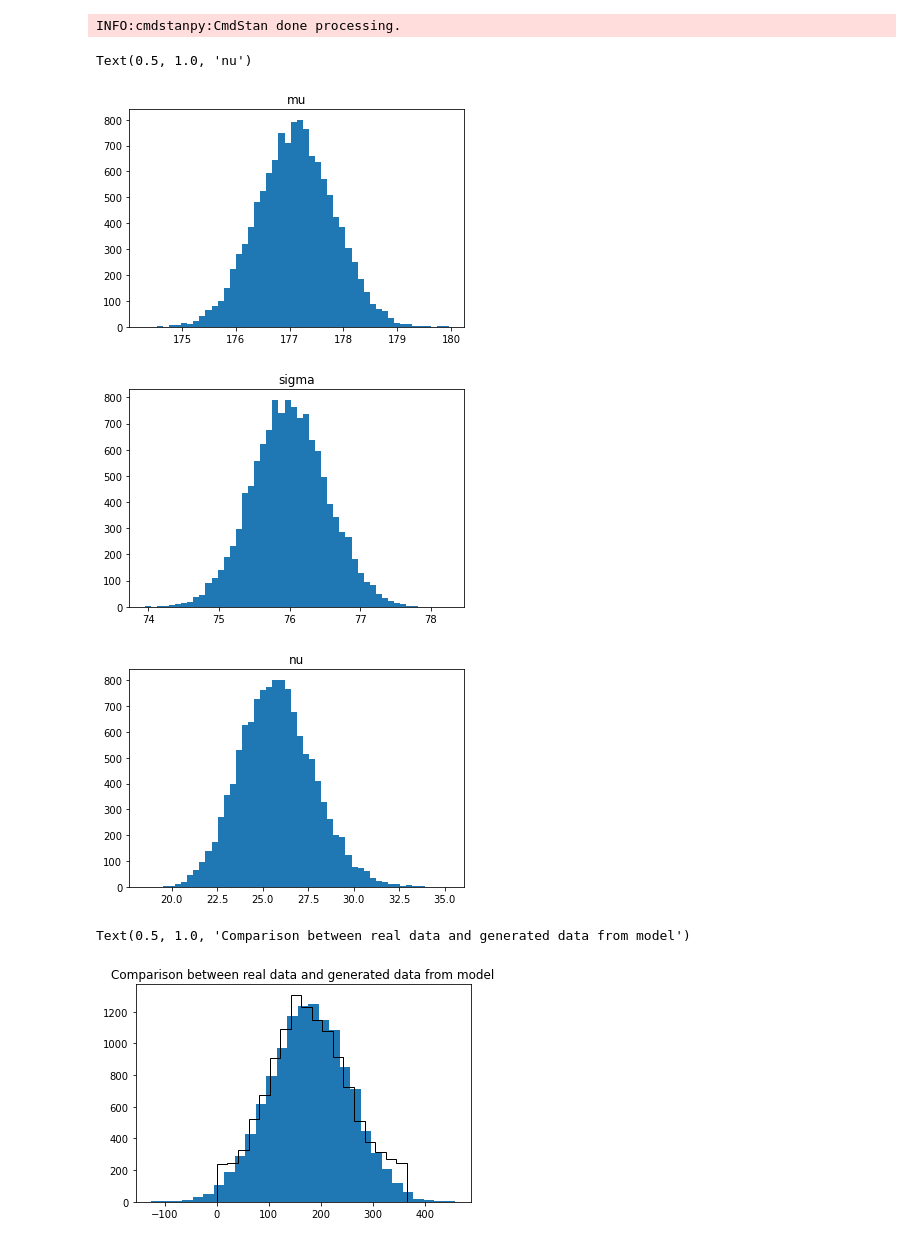
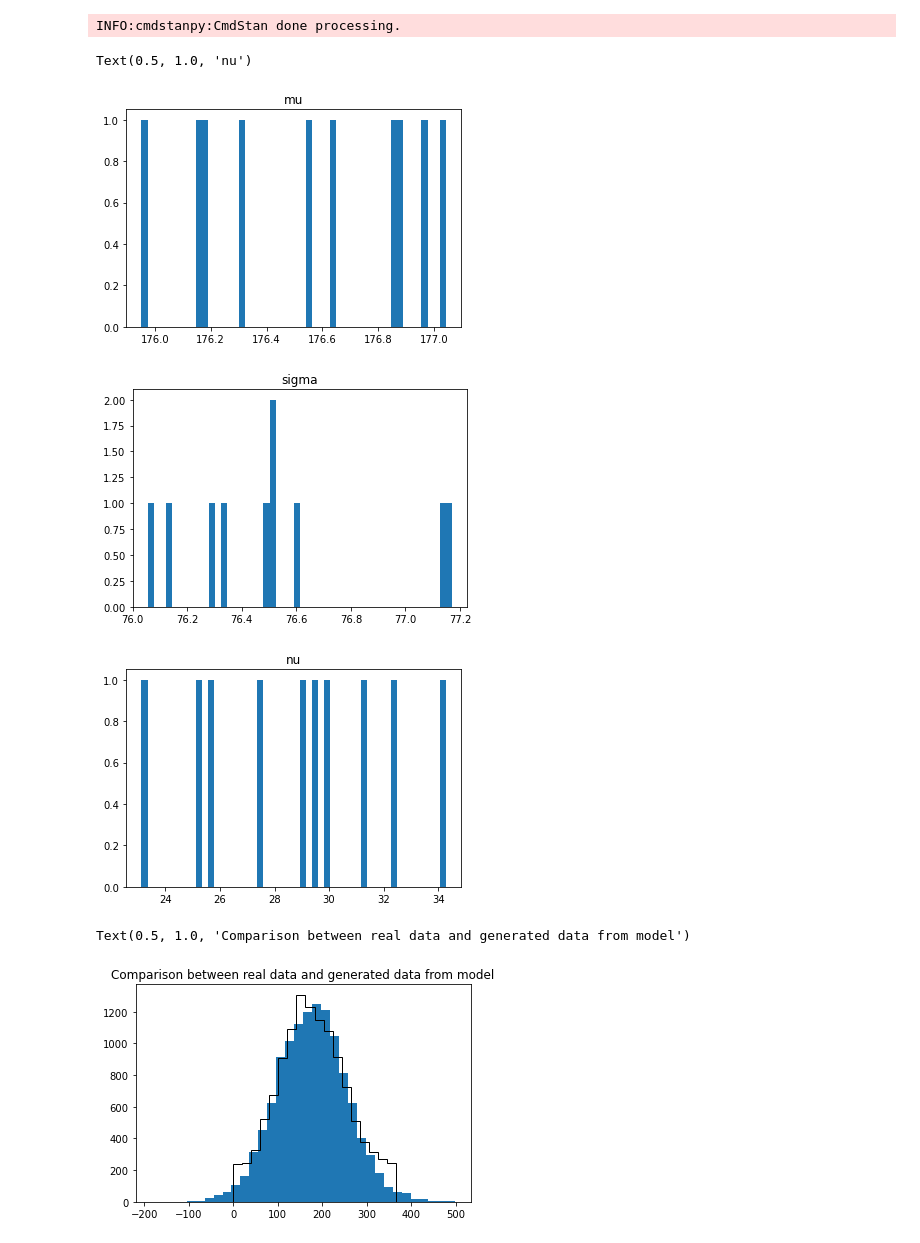
Before and after one commit to mck1303/DA_Project, a Jupyter notebook: DA.ipynb, the cells around one changed output. Cells and saved outputs as stored; diff of their text form; code cells hidden in the pictures.

```diff
--- a/DA.ipynb
+++ b/DA.ipynb
@@ -198,6 +184,6 @@ rm -f C:/Users/Emperor/model2_fit.o
 # %%
 data4=dict(N=len(days),probs=days)
-m4=model2_fit.sample(data=data4,iter_sampling=len(days),chains=1)
+m4=model2_fit.sample(data=data4,iter_sampling=10,chains=1)
 # %% [output]
 INFO:cmdstanpy:CmdStan start procesing
 chain 1 |          | 00:00 Status
@@ -218,19 +204,20 @@ plt.hist(nu4,bins=50)[2]
 plt.title("nu")
 # %% [output]
 Text(0.5, 1.0, 'nu')
-[figure, old version]
+[figure, new version]
-[figure, old version]
+[figure, new version]
-[figure, old version]
+[figure, new version]
 # %%
-a=max(prob4)
-b=min(prob4)
+m=0
+a=max(prob4[m])
+b=min(prob4[m])
 
-plt.hist(prob4,bins=int((a-b)/20))[2]
+plt.hist(prob4[m],bins=int((a-b)/20))[2]
 plt.hist(days,bins=int(366/20),histtype='step',color='black')[2]
 plt.title("Comparison between real data and generated data from model")
 # %% [output]
 Text(0.5, 1.0, 'Comparison between real data and generated data from model')
-[figure, old version]
+[figure, new version]
 # %%
 az.loo(m2)
 # %% [output]
```
Also changed, not shown: parts of 15 cells of this notebook, 2 other files.
